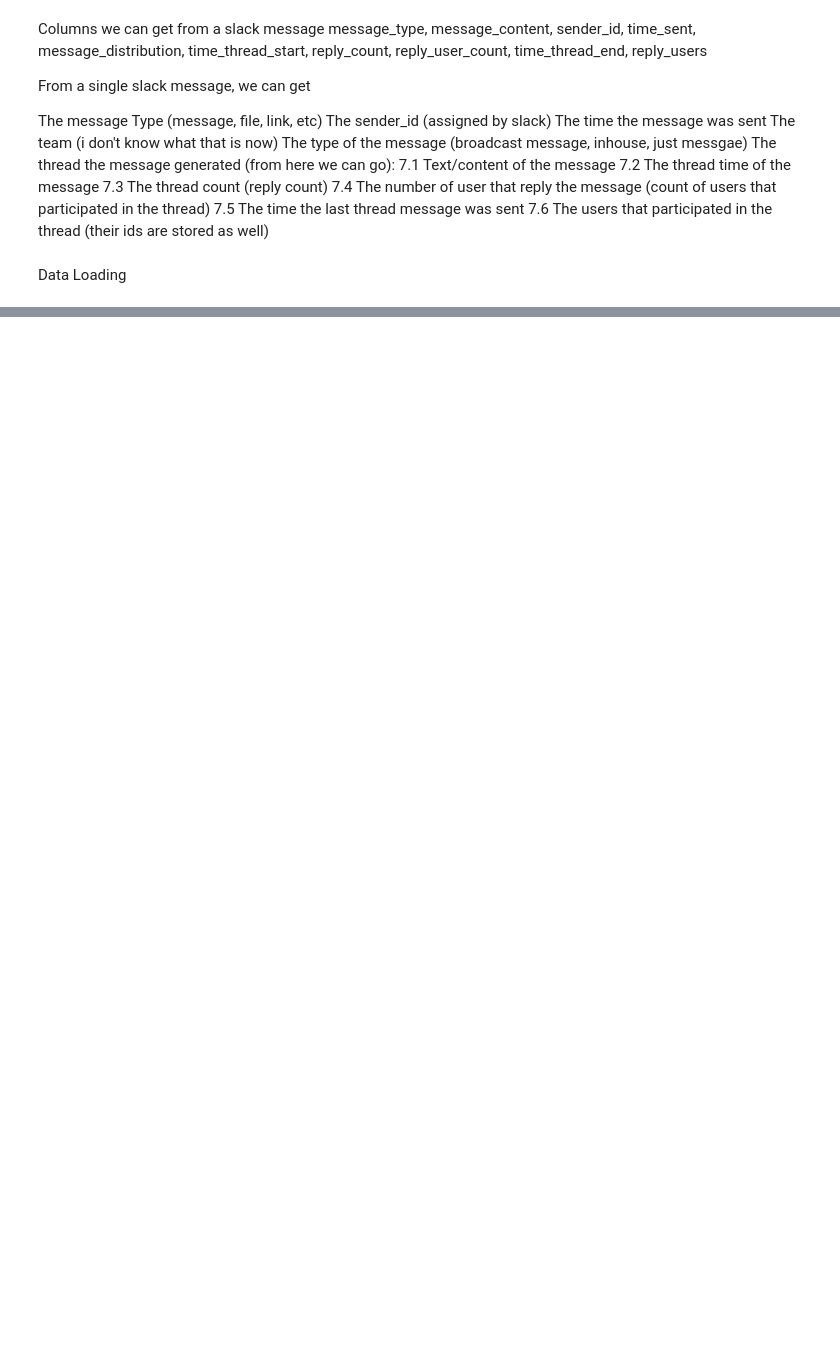
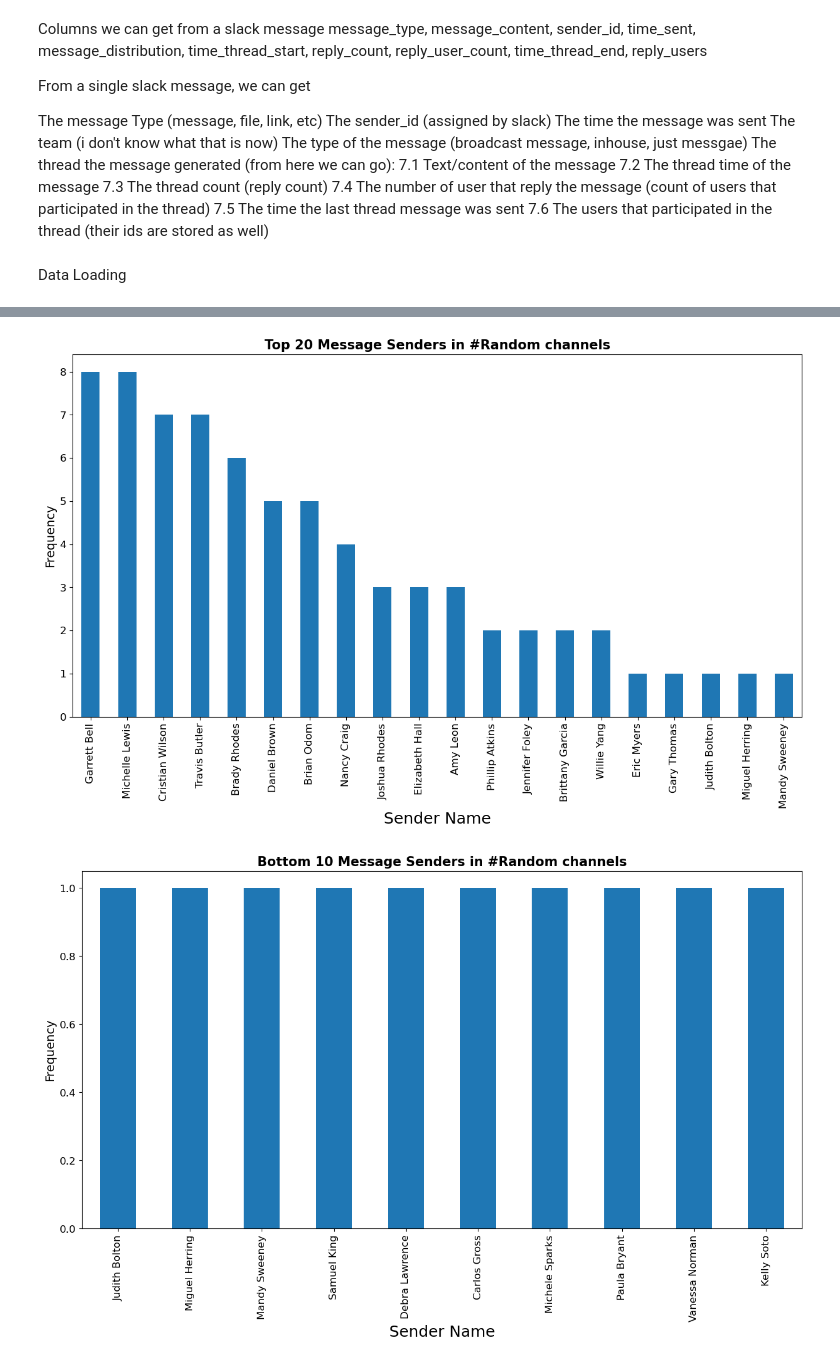
Before and after one commit to gelifatsy/starter_network_analysis, a Jupyter notebook: notebooks/task1.ipynb, the cells around one changed output, grey strips where cells are left out. Drawn from its saved outputs; the diff is of its cells as text; code cells hidden in the pictures; blank space fills up the shorter version.

Commit message:
further on EDA analysis

```diff
--- a/notebooks/task1.ipynb
+++ b/notebooks/task1.ipynb
@@ -122,10 +140,10 @@ for channel in channels:
 # %%
 # which user has the highest number of reply counts?
-from src.loader import SlackDataLoader
+
 data_loader = SlackDataLoader(rpath+'/data')
-path_channel = 'C:/Users/hp/Documents/10 Academy/starter_network_analysis/data/all-week8/'
+channel_path = 'C:/Users/hp/Documents/10 Academy/starter_network_analysis/data/all-week8/'
 
-comm_dict = data_loader.get_community_participation(path_channel)
+comm_dict = data_loader.get_community_participation(channel_path)
 df = pd.DataFrame(list(comm_dict.items()), columns=['user_id', 'reply_count'])
 df = df.sort_values(by='reply_count', ascending=False)
 top_10_users = df.head(10)
@@ -133,0 +305,7 @@ top_10_users
+# %%
+
+data = data_loader.slack_parser(channel_path)
+get_top_20_user(data)
+# %% [output]
+[figure, added]
+[figure, added]
```
Also changed, not shown: parts of 13 cells of this notebook, 2 other files.
